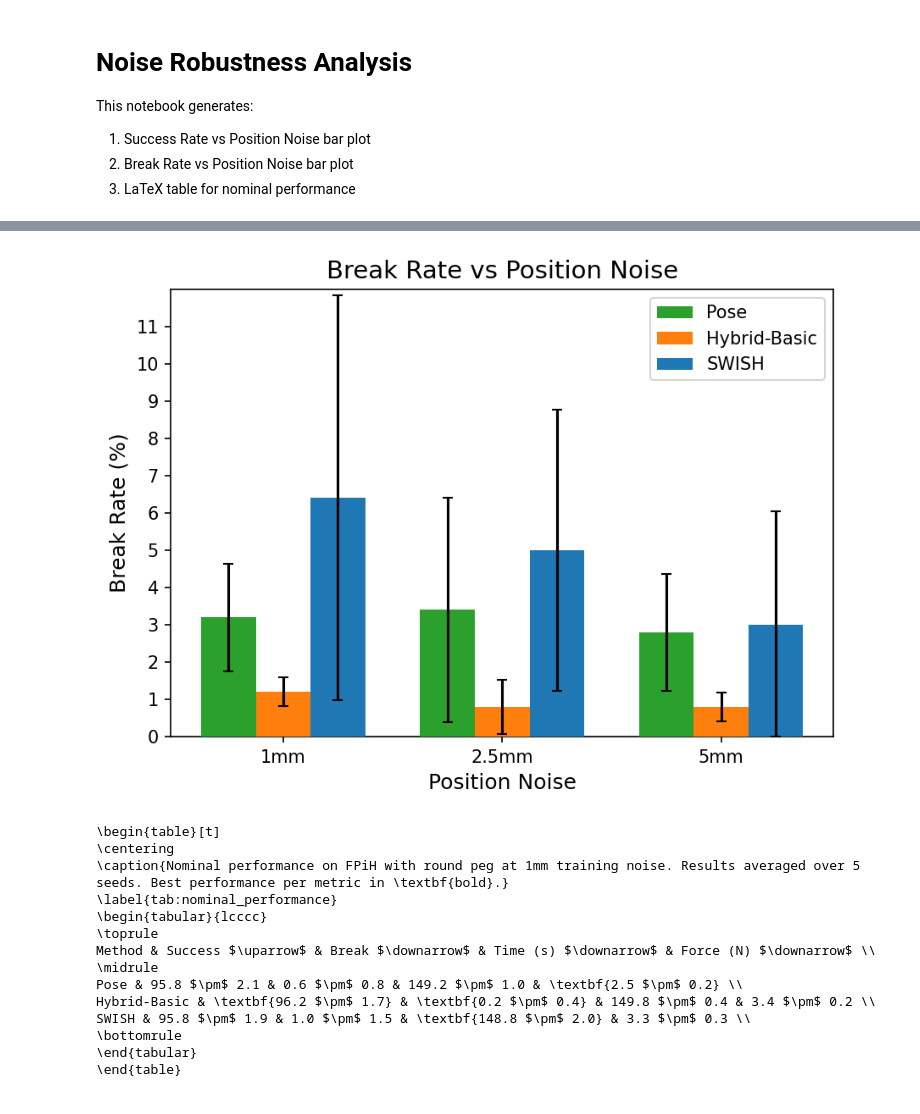
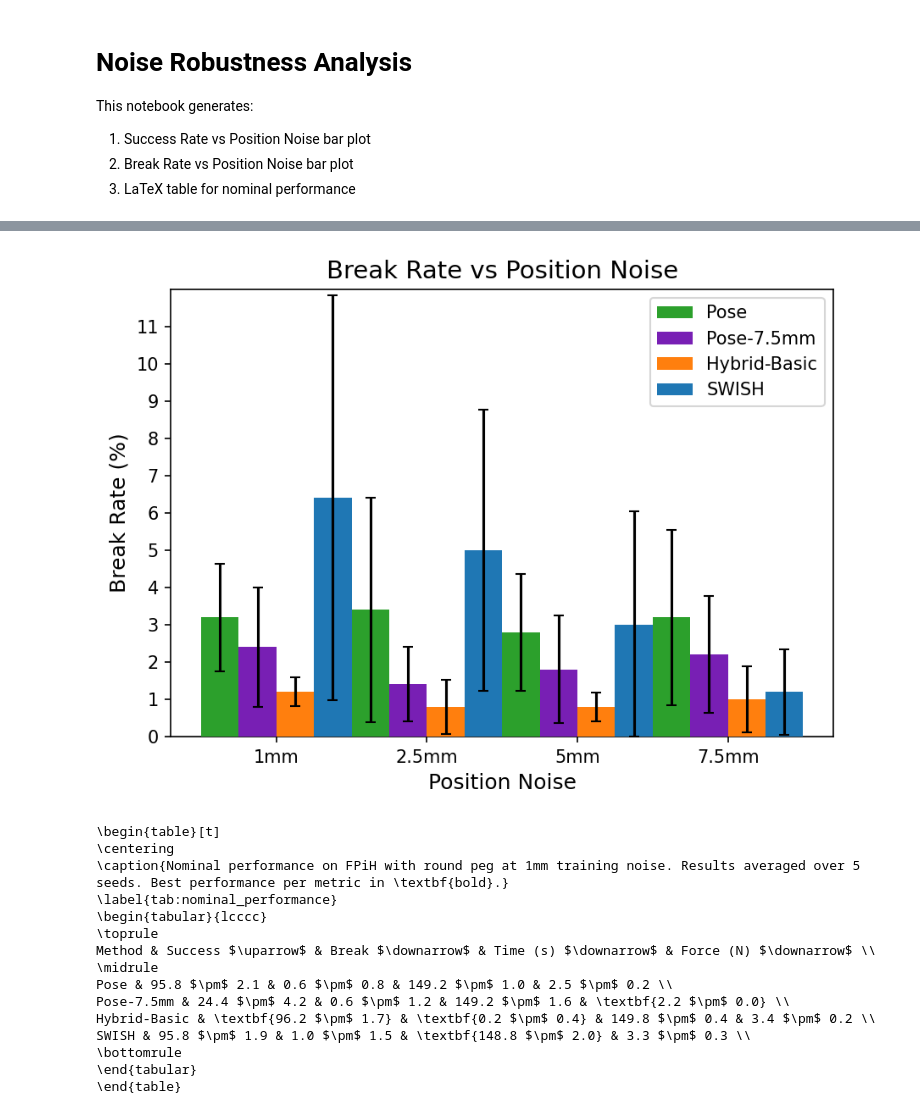
Before and after one commit to RoboNuke/Continuous_Force_RL, a Jupyter notebook: scripts/data_processing/noise_robustness_analysis.ipynb, the cells around one changed output, grey strips where cells are left out. Saved outputs shown, nothing was run; the diff lists cells and outputs as text; code cells hidden in the pictures.

```diff
--- a/scripts/data_processing/noise_robustness_analysis.ipynb
+++ b/scripts/data_processing/noise_robustness_analysis.ipynb
@@ -23,6 +23,7 @@ PROJECT = "SG_Exps"
 # Method Tags (PLACEHOLDER - update these)
 METHOD_TAGS = {
     "Pose": "pose_perf-comp:2026-01-05_10:54",
+    "Pose-7.5mm": "pose_75mm-noise:2026-01-16_19:08",
     "Hybrid-Basic": "basic-hybrid_perf-comp:2026-01-05_10:54",
     #"LCLoP": "LCLoP_perf-comp:2026-01-05_10:54",
     #"New": "LCLoP_softplus:2026-01-09_23:06", #(top 4) most similar to basic noise but lower general
@@ -32,6 +33,7 @@ METHOD_TAGS = {
     #"New": "softplus_tests:1:2026-01-09_22:55", #softplus + zcon #not done
     #"CLoP": "CLoP_perf-comp:2026-01-09_22:56",
     "SWISH": "LCLoP_fix_perf-comp:2026-01-09_11:17",
+    #"SWISH-7.5mm": "LCLoP_75mm-noise:2026-01-16_17:58"
     #"LongLCLoP": "Long_LCLoP_perf-comp:2026-01-10_10:58",
 }
 
@@ -49,7 +51,7 @@ NOISE_LEVELS = {
     "1mm": "0mm-1mm",
     "2.5mm": "1mm-2.5mm",
     "5mm": "2.5mm-5mm",
-    #"7.5mm": "5mm-7.5mm",
+    "7.5mm": "5mm-7.5mm",
 }
 
 # Metrics
@@ -285,7 +284,7 @@ COLORS = {
     "Pose": "#2ca02c",        # Green
     "Hybrid-Basic": "#ff7f0e", # Orange
     "SWISH": "#1f77b4",       # Blue
-    "LongLCLoP": "#781fb4",       # Purple
+    "Pose-7.5mm": "#781fb4",       # Purple
 }
 
 # Font sizes
@@ -379,12 +378,12 @@ DPI = 150
 BAR_WIDTH = 0.25
 
 # Colors
-COLORS = {
-    "Pose": "#2ca02c",
-    "Hybrid-Basic": "#ff7f0e",
-    "SWISH": "#1f77b4",
-    "LongLCLoP": "#781fb4",       # Purple
-}
+#COLORS = {
+#    "Pose": "#2ca02c",
+#    "Hybrid-Basic": "#ff7f0e",
+#    "SWISH": "#1f77b4",
+#    "LongLCLoP": "#781fb4",       # Purple
+#}
 
 # Font sizes
 FONT_TITLE = 14
@@ -435,34 +434,34 @@ for i, method_name in enumerate(method_names):
             std = subset["break_rate"].std()
             n_seeds = len(subset)
             sem = std / np.sqrt(n_seeds)
             ci = 1.96 * sem
             # Clip error bars to [0, 100] range
             errors_lower.append(min(ci, mean - 0))
             errors_upper.append(min(ci, 100 - mean))
             means.append(mean)
         else:
             means.append(0)
             errors_lower.append(0)
             errors_upper.append(0)
 
     offset = (i - len(method_names)/2 + 0.5) * BAR_WIDTH
     ax.bar(x + offset, means, BAR_WIDTH, label=method_name, color=COLORS[method_name],
            yerr=[errors_lower, errors_upper], capsize=3, zorder=3)
 
 ax.set_xlabel(X_LABEL, fontsize=FONT_AXIS_LABEL)
 ax.set_ylabel(Y_LABEL, fontsize=FONT_AXIS_LABEL)
 ax.set_title(TITLE, fontsize=FONT_TITLE)
 ax.set_xticks(x)
 ax.set_xticklabels(noise_labels, fontsize=FONT_TICK)
 ax.set_ylim(Y_LIM)
 ax.set_yticks(Y_TICKS)
 ax.tick_params(axis='y', labelsize=FONT_TICK)
 ax.legend(fontsize=FONT_LEGEND)
 
 plt.tight_layout()
 plt.show()
 # %% [output]
-[figure, old version]
+[figure, new version]
 # %%
 # ============================================================
 # BLOCK 6: LATEX TABLE - NOMINAL PERFORMANCE
@@ -586,7 +585,8 @@ print(latex_output)
 \toprule
 Method & Success $\uparrow$ & Break $\downarrow$ & Time (s) $\downarrow$ & Force (N) $\downarrow$ \\
 \midrule
-Pose & 95.8 $\pm$ 2.1 & 0.6 $\pm$ 0.8 & 149.2 $\pm$ 1.0 & \textbf{2.5 $\pm$ 0.2} \\
+Pose & 95.8 $\pm$ 2.1 & 0.6 $\pm$ 0.8 & 149.2 $\pm$ 1.0 & 2.5 $\pm$ 0.2 \\
+Pose-7.5mm & 24.4 $\pm$ 4.2 & 0.6 $\pm$ 1.2 & 149.2 $\pm$ 1.6 & \textbf{2.2 $\pm$ 0.0} \\
 Hybrid-Basic & \textbf{96.2 $\pm$ 1.7} & \textbf{0.2 $\pm$ 0.4} & 149.8 $\pm$ 0.4 & 3.4 $\pm$ 0.2 \\
 SWISH & 95.8 $\pm$ 1.9 & 1.0 $\pm$ 1.5 & \textbf{148.8 $\pm$ 2.0} & 3.3 $\pm$ 0.3 \\
 \bottomrule
```
Also changed, not shown: parts of 3 cells of this notebook, 4 other files.
